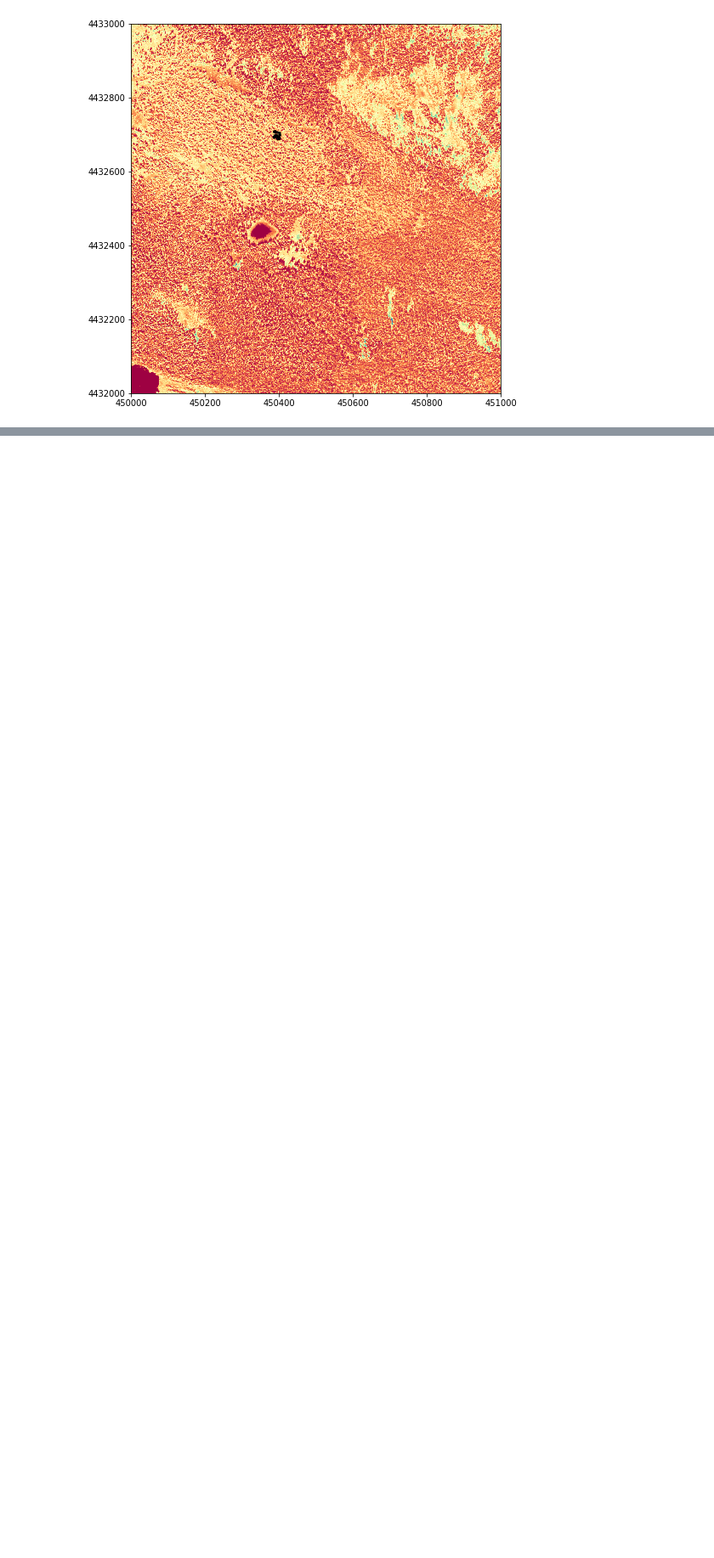
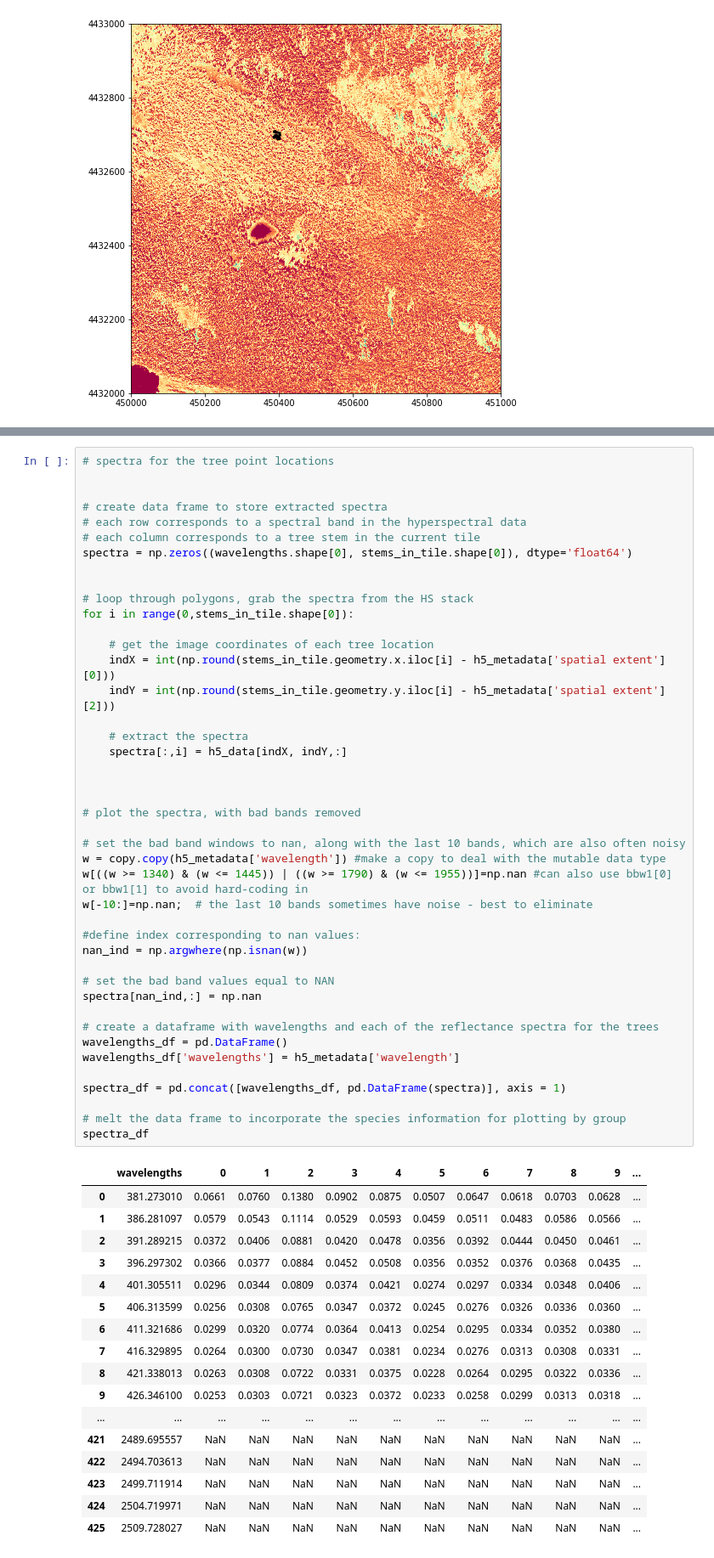
Before and after one commit to vscholl/jubilant-waffle, a Jupyter notebook: extract_spectra.ipynb, the cells around one changed output, grey strips where cells are left out. Shown at 85% size. Drawn from its saved outputs; the diff is of its cells as text; blank space fills up the shorter version.

```diff
--- a/extract_spectra.ipynb
+++ b/extract_spectra.ipynb
@@ -442,0 +471,61 @@ plt.show()
+# %%
+# spectra for the tree point locations
+
+
+# create data frame to store extracted spectra
+# each row corresponds to a spectral band in the hyperspectral data
+# each column corresponds to a tree stem in the current tile
+spectra = np.zeros((wavelengths.shape[0], stems_in_tile.shape[0]), dtype='float64')
+
+
+# loop through polygons, grab the spectra from the HS stack
+for i in range(0,stems_in_tile.shape[0]):
+
+    # get the image coordinates of each tree location
+    indX = int(np.round(stems_in_tile.geometry.x.iloc[i] - h5_metadata['spatial extent'][0]))
+    indY = int(np.round(stems_in_tile.geometry.y.iloc[i] - h5_metadata['spatial extent'][2]))
+
+    # extract the spectra
+    spectra[:,i] = h5_data[indX, indY,:]
+
+
+
+# plot the spectra, with bad bands removed
+
+# set the bad band windows to nan, along with the last 10 bands, which are also often noisy
+w = copy.copy(h5_metadata['wavelength']) #make a copy to deal with the mutable data type
+w[((w >= 1340) & (w <= 1445)) | ((w >= 1790) & (w <= 1955))]=np.nan #can also use bbw1[0] or bbw1[1] to avoid hard-coding in
+w[-10:]=np.nan;  # the last 10 bands sometimes have noise - best to eliminate
+
+#define index corresponding to nan values:
+nan_ind = np.argwhere(np.isnan(w))
+
+# set the bad band values equal to NAN
+spectra[nan_ind,:] = np.nan
+
+# create a dataframe with wavelengths and each of the reflectance spectra for the trees
+wavelengths_df = pd.DataFrame()
+wavelengths_df['wavelengths'] = h5_metadata['wavelength']
+
+spectra_df = pd.concat([wavelengths_df, pd.DataFrame(spectra)], axis = 1)
+
+# melt the data frame to incorporate the species information for plotting by group
+spectra_df
+# %% [output]
+|  | wavelengths | 0 | 1 | 2 | 3 | 4 | 5 | 6 | 7 | 8 | 9 | ... |
+| 0 | 381.273010 | 0.0661 | 0.0760 | 0.1380 | 0.0902 | 0.0875 | 0.0507 | 0.0647 | 0.0618 | 0.0703 | 0.0628 | ... |
+| 1 | 386.281097 | 0.0579 | 0.0543 | 0.1114 | 0.0529 | 0.0593 | 0.0459 | 0.0511 | 0.0483 | 0.0586 | 0.0566 | ... |
+| 2 | 391.289215 | 0.0372 | 0.0406 | 0.0881 | 0.0420 | 0.0478 | 0.0356 | 0.0392 | 0.0444 | 0.0450 | 0.0461 | ... |
+| 3 | 396.297302 | 0.0366 | 0.0377 | 0.0884 | 0.0452 | 0.0508 | 0.0356 | 0.0352 | 0.0376 | 0.0368 | 0.0435 | ... |
+| 4 | 401.305511 | 0.0296 | 0.0344 | 0.0809 | 0.0374 | 0.0421 | 0.0274 | 0.0297 | 0.0334 | 0.0348 | 0.0406 | ... |
+| 5 | 406.313599 | 0.0256 | 0.0308 | 0.0765 | 0.0347 | 0.0372 | 0.0245 | 0.0276 | 0.0326 | 0.0336 | 0.0360 | ... |
+| 6 | 411.321686 | 0.0299 | 0.0320 | 0.0774 | 0.0364 | 0.0413 | 0.0254 | 0.0295 | 0.0334 | 0.0352 | 0.0380 | ... |
+| 7 | 416.329895 | 0.0264 | 0.0300 | 0.0730 | 0.0347 | 0.0381 | 0.0234 | 0.0276 | 0.0313 | 0.0308 | 0.0331 | ... |
+| 8 | 421.338013 | 0.0263 | 0.0308 | 0.0722 | 0.0331 | 0.0375 | 0.0228 | 0.0264 | 0.0295 | 0.0322 | 0.0336 | ... |
+| 9 | 426.346100 | 0.0253 | 0.0303 | 0.0721 | 0.0323 | 0.0372 | 0.0233 | 0.0258 | 0.0299 | 0.0313 | 0.0318 | ... |
+| ... | ... | ... | ... | ... | ... | ... | ... | ... | ... | ... | ... | ... |
+| 421 | 2489.695557 | NaN | NaN | NaN | NaN | NaN | NaN | NaN | NaN | NaN | NaN | ... |
+| 422 | 2494.703613 | NaN | NaN | NaN | NaN | NaN | NaN | NaN | NaN | NaN | NaN | ... |
+| 423 | 2499.711914 | NaN | NaN | NaN | NaN | NaN | NaN | NaN | NaN | NaN | NaN | ... |
+| 424 | 2504.719971 | NaN | NaN | NaN | NaN | NaN | NaN | NaN | NaN | NaN | NaN | ... |
+| 425 | 2509.728027 | NaN | NaN | NaN | NaN | NaN | NaN | NaN | NaN | NaN | NaN | ... |
```
Also changed, not shown: parts of 10 cells of this notebook.
